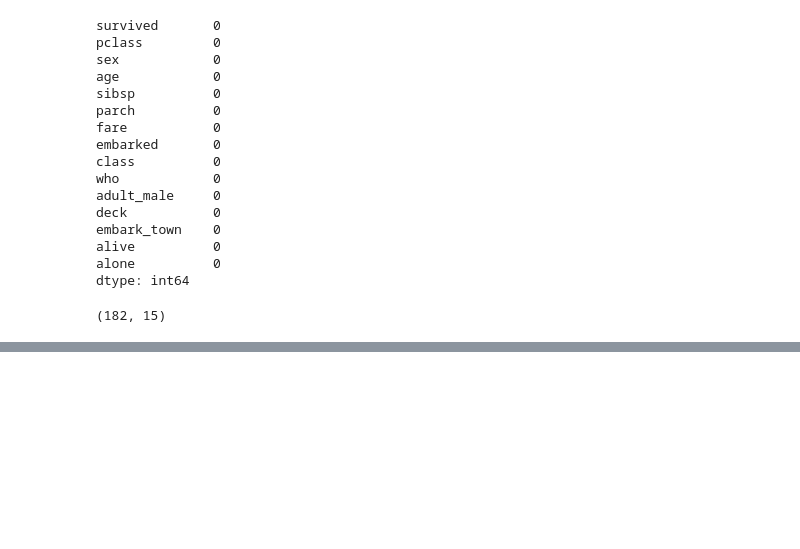
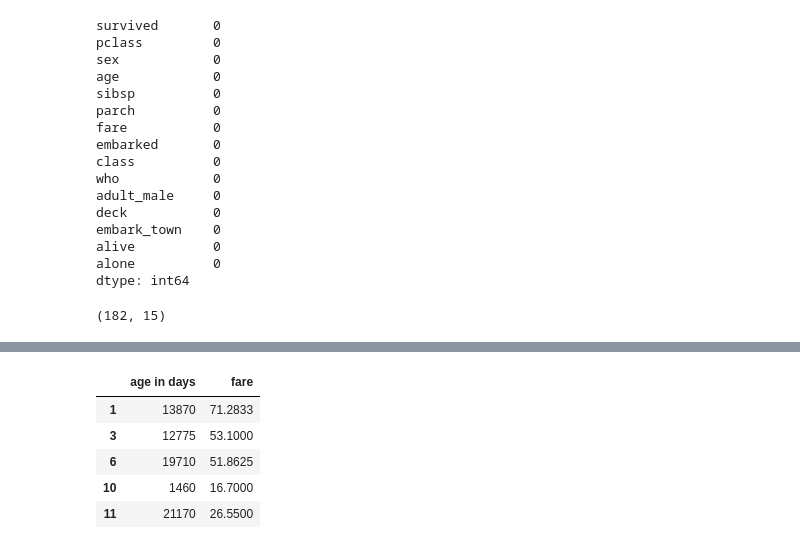
Before and after one commit to M-Aaqib-Arshad/Data-Science, a Jupyter notebook: data_wrangling.ipynb, the cells around one changed output, grey strips where cells are left out. Cells and saved outputs as stored; diff of their text form; code cells hidden in the pictures; blank space fills up the shorter version.

```diff
--- a/data_wrangling.ipynb
+++ b/data_wrangling.ipynb
@@ -71,0 +237,13 @@ ship.shape
+# %%
+Sp4 = Sp3[["age in days","fare"]]
+Sp5 = Sp3[["age in days","fare"]]
+Sp6 = Sp3[["age in days","fare"]]
+Sp7 = Sp3[["age in days","fare"]]
+Sp4.head()
+# %% [output]
+|  | age in days | fare |
+| 1 | 13870 | 71.2833 |
+| 3 | 12775 | 53.1000 |
+| 6 | 19710 | 51.8625 |
+| 10 | 1460 | 16.7000 |
+| 11 | 21170 | 26.5500 |
```
Also changed, not shown: parts of 18 cells of this notebook, 1 other file.
